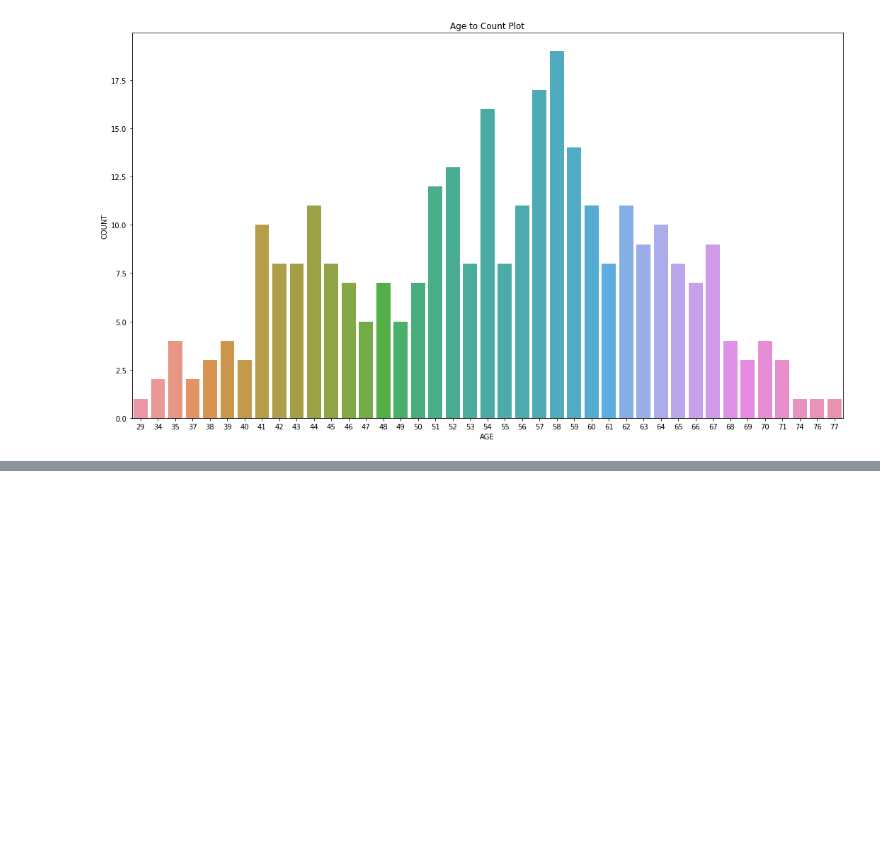
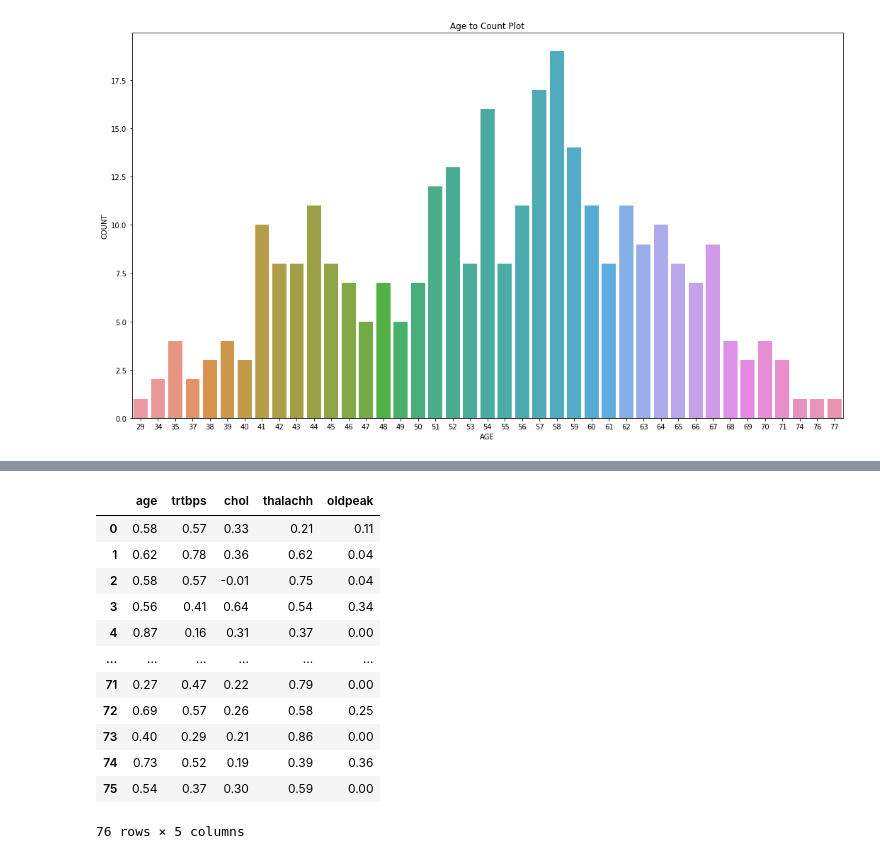
Before and after one commit to YouWeiChenPython/IMLP, a Jupyter notebook: Final Project/Heart attack predict.ipynb, the cells around one changed output, grey strips where cells are left out. Saved outputs shown, nothing was run; the diff lists cells and outputs as text; code cells hidden in the pictures; blank space fills up the shorter version.

```diff
--- a/Final Project/Heart attack predict.ipynb
+++ b/Final Project/Heart attack predict.ipynb
@@ -179,0 +271,16 @@ Name: output, Length: 303, dtype: int64
+# %%
+x_test_scaled
+# %% [output]
+|  | age | trtbps | chol | thalachh | oldpeak |
+| 0 | 0.58 | 0.57 | 0.33 | 0.21 | 0.11 |
+| 1 | 0.62 | 0.78 | 0.36 | 0.62 | 0.04 |
+| 2 | 0.58 | 0.57 | -0.01 | 0.75 | 0.04 |
+| 3 | 0.56 | 0.41 | 0.64 | 0.54 | 0.34 |
+| 4 | 0.87 | 0.16 | 0.31 | 0.37 | 0.00 |
+| ... | ... | ... | ... | ... | ... |
+| 71 | 0.27 | 0.47 | 0.22 | 0.79 | 0.00 |
+| 72 | 0.69 | 0.57 | 0.26 | 0.58 | 0.25 |
+| 73 | 0.40 | 0.29 | 0.21 | 0.86 | 0.00 |
+| 74 | 0.73 | 0.52 | 0.19 | 0.39 | 0.36 |
+| 75 | 0.54 | 0.37 | 0.30 | 0.59 | 0.00 |
+76 rows × 5 columns
```
Also changed, not shown: parts of 20 cells of this notebook.
